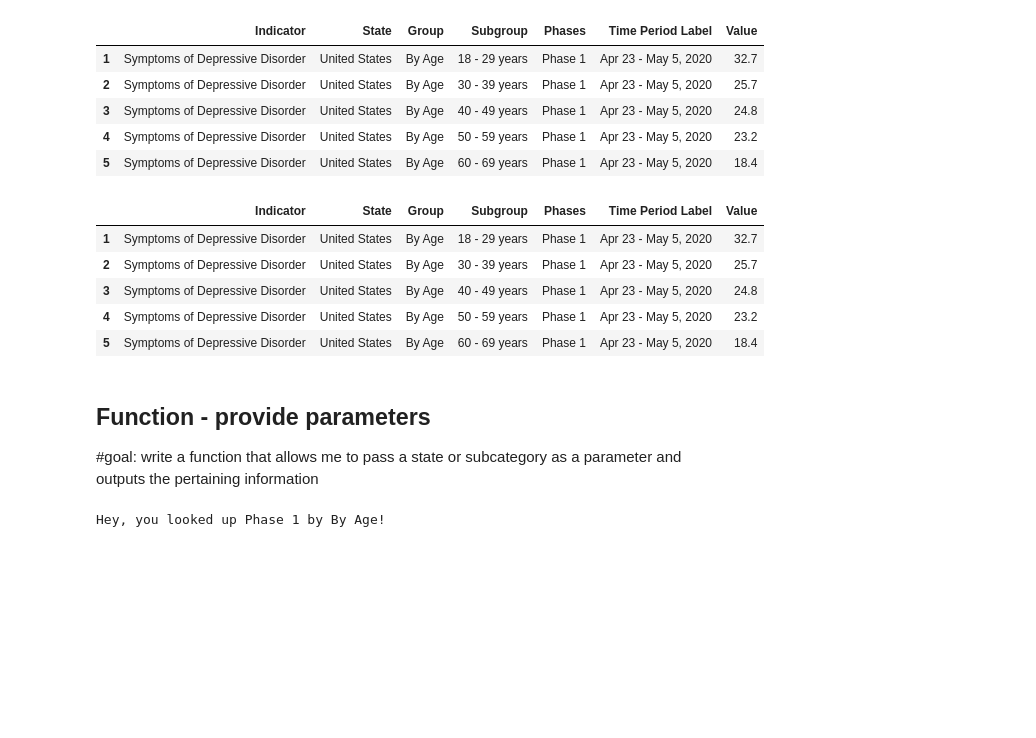
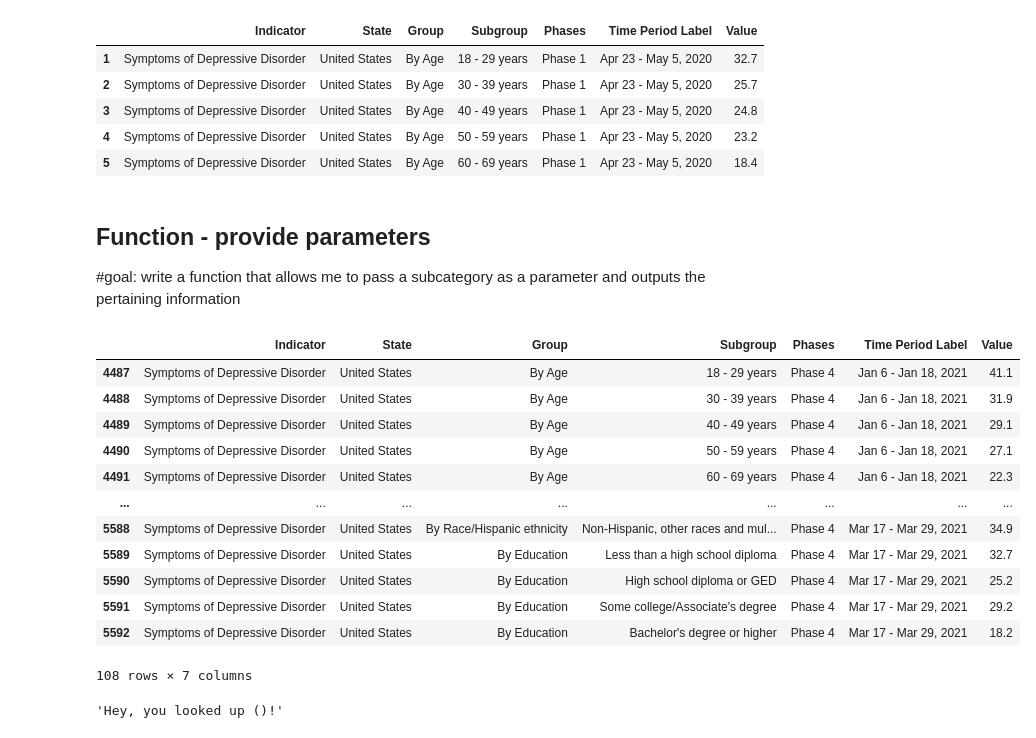
Before and after one commit to lmm2020/EDA-Projects, a Jupyter notebook: Anxiety/EDA_US_Indicators.ipynb, the cells around one changed output. Saved outputs shown, nothing was run; the diff lists cells and outputs as text; code cells hidden in the pictures; blank space fills up the shorter version.

```diff
--- a/EDA_US_Indicators.ipynb
+++ b/Anxiety/EDA_US_Indicators.ipynb
@@ -241,16 +343,3 @@ phase1df = phases_df[0]
-# %%
-#from Phase 1, filter by age
-
-phase1df_age = phase1df[phase1df['Group'] == 'By Age']
-
-phase1df_age.head()
-# %% [output]
-|  | Indicator | State | Group | Subgroup | Phases | Time Period Label | Value |
-| 1 | Symptoms of Depressive Disorder | United States | By Age | 18 - 29 years | Phase 1 | Apr 23 - May 5, 2020 | 32.7 |
-| 2 | Symptoms of Depressive Disorder | United States | By Age | 30 - 39 years | Phase 1 | Apr 23 - May 5, 2020 | 25.7 |
-| 3 | Symptoms of Depressive Disorder | United States | By Age | 40 - 49 years | Phase 1 | Apr 23 - May 5, 2020 | 24.8 |
-| 4 | Symptoms of Depressive Disorder | United States | By Age | 50 - 59 years | Phase 1 | Apr 23 - May 5, 2020 | 23.2 |
-| 5 | Symptoms of Depressive Disorder | United States | By Age | 60 - 69 years | Phase 1 | Apr 23 - May 5, 2020 | 18.4 |
 # %%
 # #create bar chart that breaks down by age group
 
@@ -270,4 +359,4 @@ phase1df_age.head()
 # %% [markdown]
 ## Function - provide parameters
 
-#goal: write a function that allows me to pass a state or subcategory as a parameter and outputs the pertaining information
+#goal: write a function that allows me to pass a subcategory as a parameter and outputs the pertaining information
@@ -277,5 +363,23 @@ def lookup_phase_stats(phases, group):
-# %%
-#call the function
-lookup_phase_stats(phases="Phase 1", group="By Age")
-# %% [output]
-Hey, you looked up Phase 1 by By Age!
+# %%
+#enter the number of the phase
+phases_df[3]
+
+
+#pull symptoms for depression only
+depression = phases_df[3][phases_df[3]['Indicator'] == 'Symptoms of Depressive Disorder']
+
+depression
+# %% [output]
+|  | Indicator | State | Group | Subgroup | Phases | Time Period Label | Value |
+| 4487 | Symptoms of Depressive Disorder | United States | By Age | 18 - 29 years | Phase 4 | Jan 6 - Jan 18, 2021 | 41.1 |
+| 4488 | Symptoms of Depressive Disorder | United States | By Age | 30 - 39 years | Phase 4 | Jan 6 - Jan 18, 2021 | 31.9 |
+| 4489 | Symptoms of Depressive Disorder | United States | By Age | 40 - 49 years | Phase 4 | Jan 6 - Jan 18, 2021 | 29.1 |
+| 4490 | Symptoms of Depressive Disorder | United States | By Age | 50 - 59 years | Phase 4 | Jan 6 - Jan 18, 2021 | 27.1 |
+| 4491 | Symptoms of Depressive Disorder | United States | By Age | 60 - 69 years | Phase 4 | Jan 6 - Jan 18, 2021 | 22.3 |
+| ... | ... | ... | ... | ... | ... | ... | ... |
+| 5588 | Symptoms of Depressive Disorder | United States | By Race/Hispanic ethnicity | Non-Hispanic, other races and mul... | Phase 4 | Mar 17 - Mar 29, 2021 | 34.9 |
+| 5589 | Symptoms of Depressive Disorder | United States | By Education | Less than a high school diploma | Phase 4 | Mar 17 - Mar 29, 2021 | 32.7 |
+| 5590 | Symptoms of Depressive Disorder | United States | By Education | High school diploma or GED | Phase 4 | Mar 17 - Mar 29, 2021 | 25.2 |
+| 5591 | Symptoms of Depressive Disorder | United States | By Education | Some college/Associate's degree | Phase 4 | Mar 17 - Mar 29, 2021 | 29.2 |
+| 5592 | Symptoms of Depressive Disorder | United States | By Education | Bachelor's degree or higher | Phase 4 | Mar 17 - Mar 29, 2021 | 18.2 |
+108 rows × 7 columns
@@ -281,0 +392,5 @@ Hey, you looked up Phase 1 by By Age!
+# %%
+#call the function and pass any argument (need to decide which args)
+lookup_indicator()
+# %% [output]
+'Hey, you looked up ()!'
```
Also changed, not shown: parts of 13 cells of this notebook, 3 other files.
